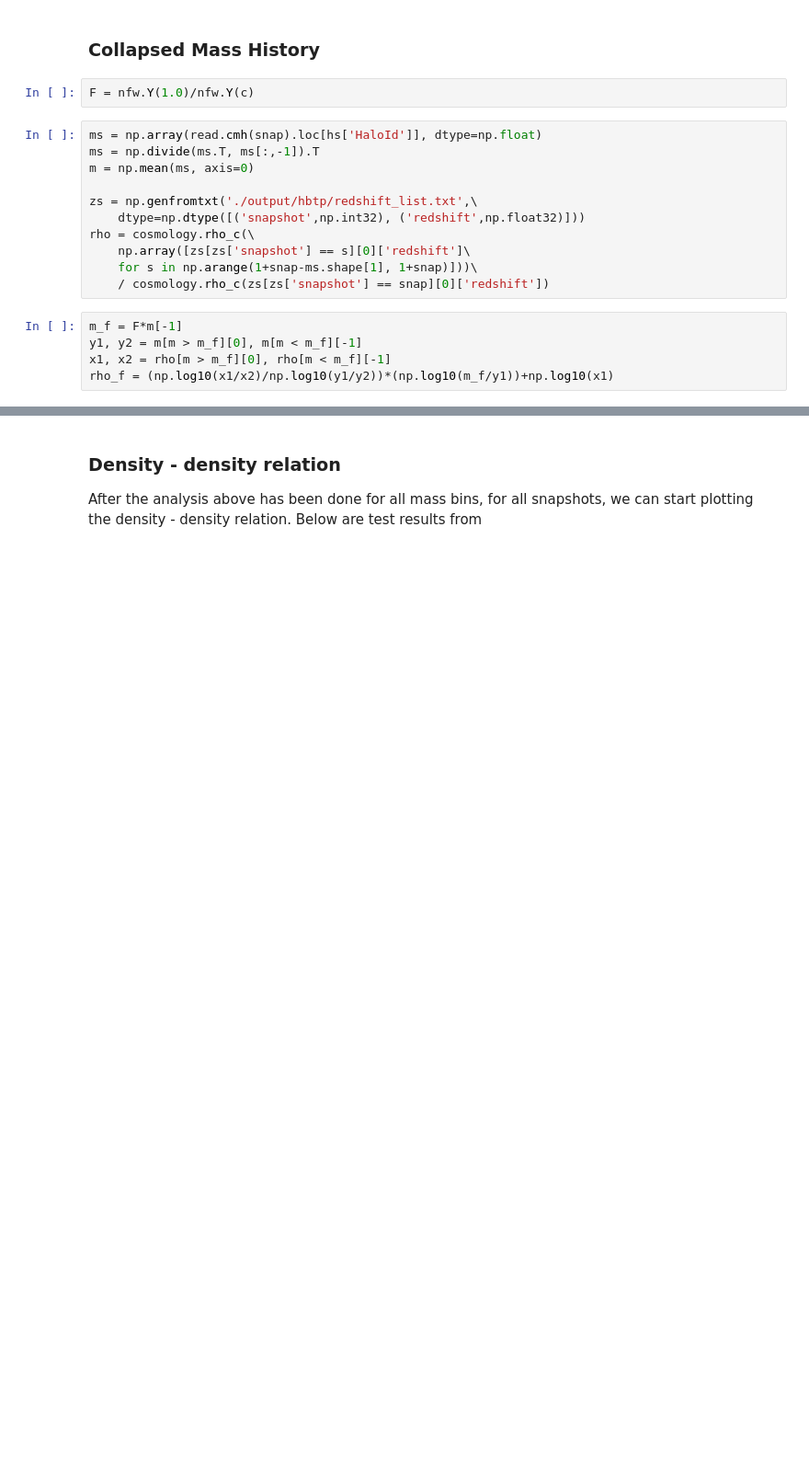
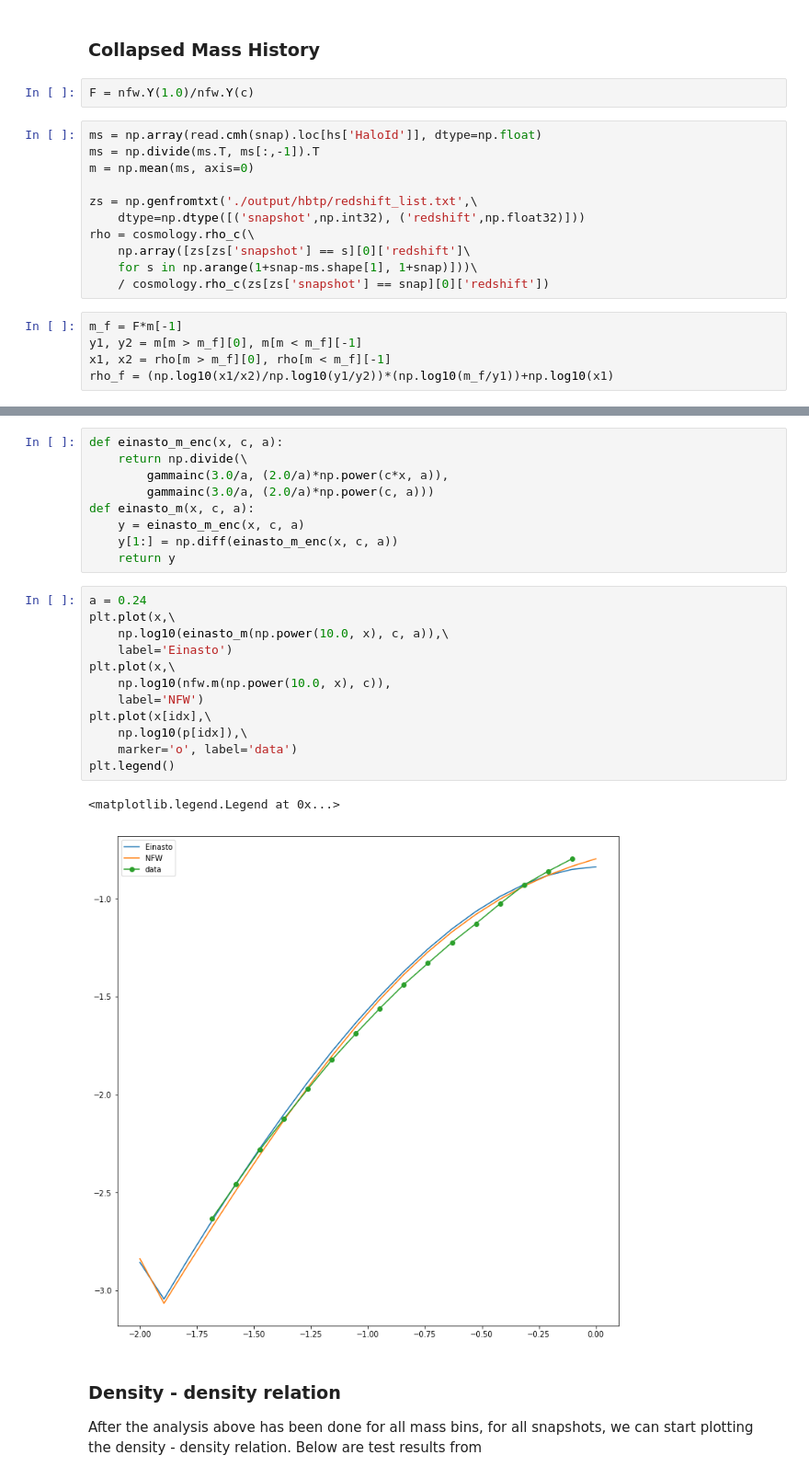
Before and after one commit to oleskiewicz/hbtp, a Jupyter notebook: notebook.ipynb, the cells around one changed output, grey strips where cells are left out. Shown at 92% size. Saved outputs shown, nothing was run; the diff lists cells and outputs as text; blank space fills up the shorter version.

```diff
--- a/notebook.ipynb
+++ b/notebook.ipynb
@@ -150,3 +149,27 @@ rho_f, rho_s
+# %%
+def einasto_m_enc(x, c, a):
+    return np.divide(\
+        gammainc(3.0/a, (2.0/a)*np.power(c*x, a)),
+        gammainc(3.0/a, (2.0/a)*np.power(c, a)))
+def einasto_m(x, c, a):
+    y = einasto_m_enc(x, c, a)
+    y[1:] = np.diff(einasto_m_enc(x, c, a))
+    return y
+# %%
+a = 0.24
+plt.plot(x,\
+    np.log10(einasto_m(np.power(10.0, x), c, a)),\
+    label='Einasto')
+plt.plot(x,\
+    np.log10(nfw.m(np.power(10.0, x), c)),
+    label='NFW')
+plt.plot(x[idx],\
+    np.log10(p[idx]),\
+    marker='o', label='data')
+plt.legend()
+# %% [output]
+<matplotlib.legend.Legend at 0x...>
+[figure, added]
 # %% [markdown]
 ### Density - density relation
 
```
Also changed, not shown: parts of 14 cells of this notebook.
